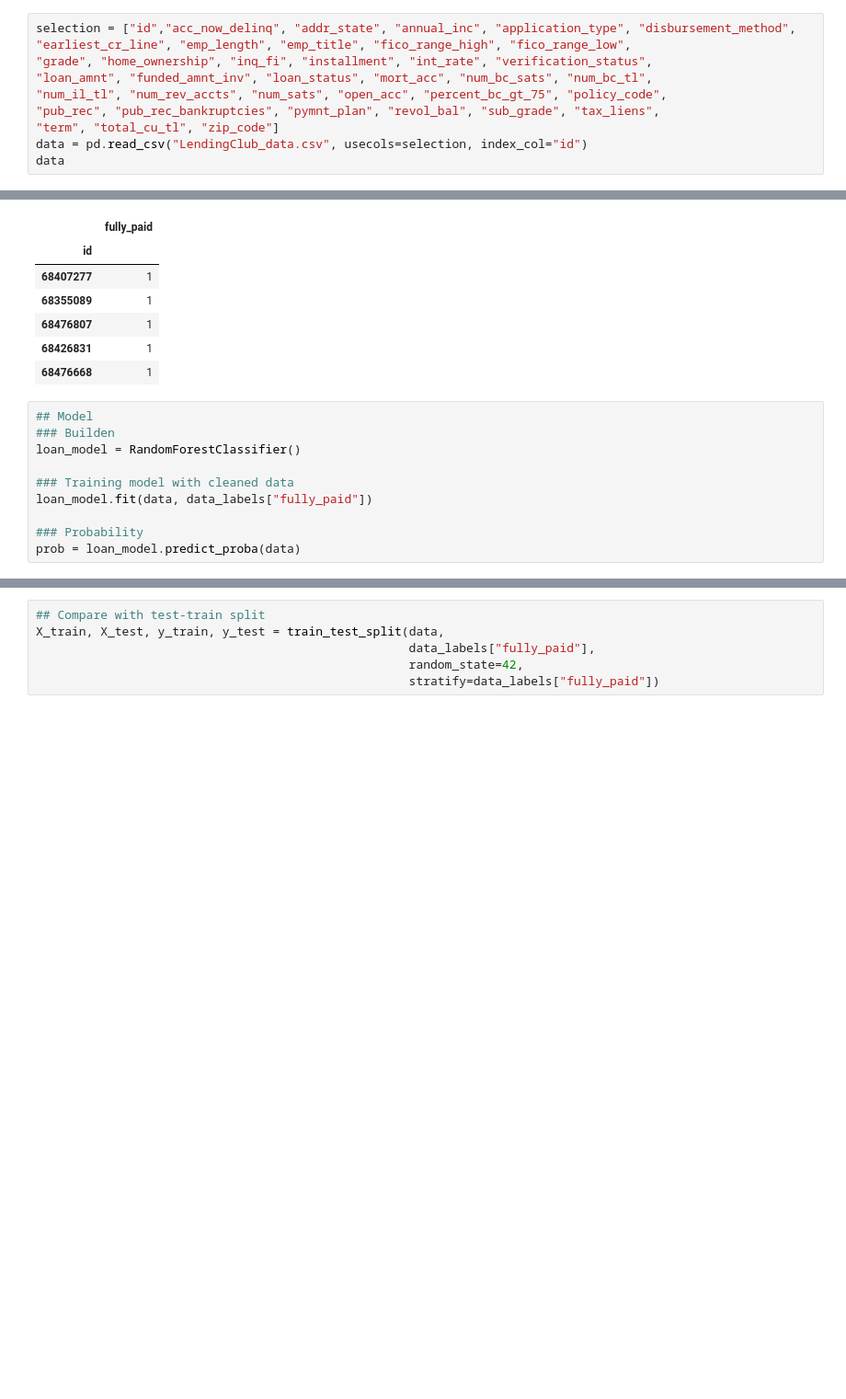
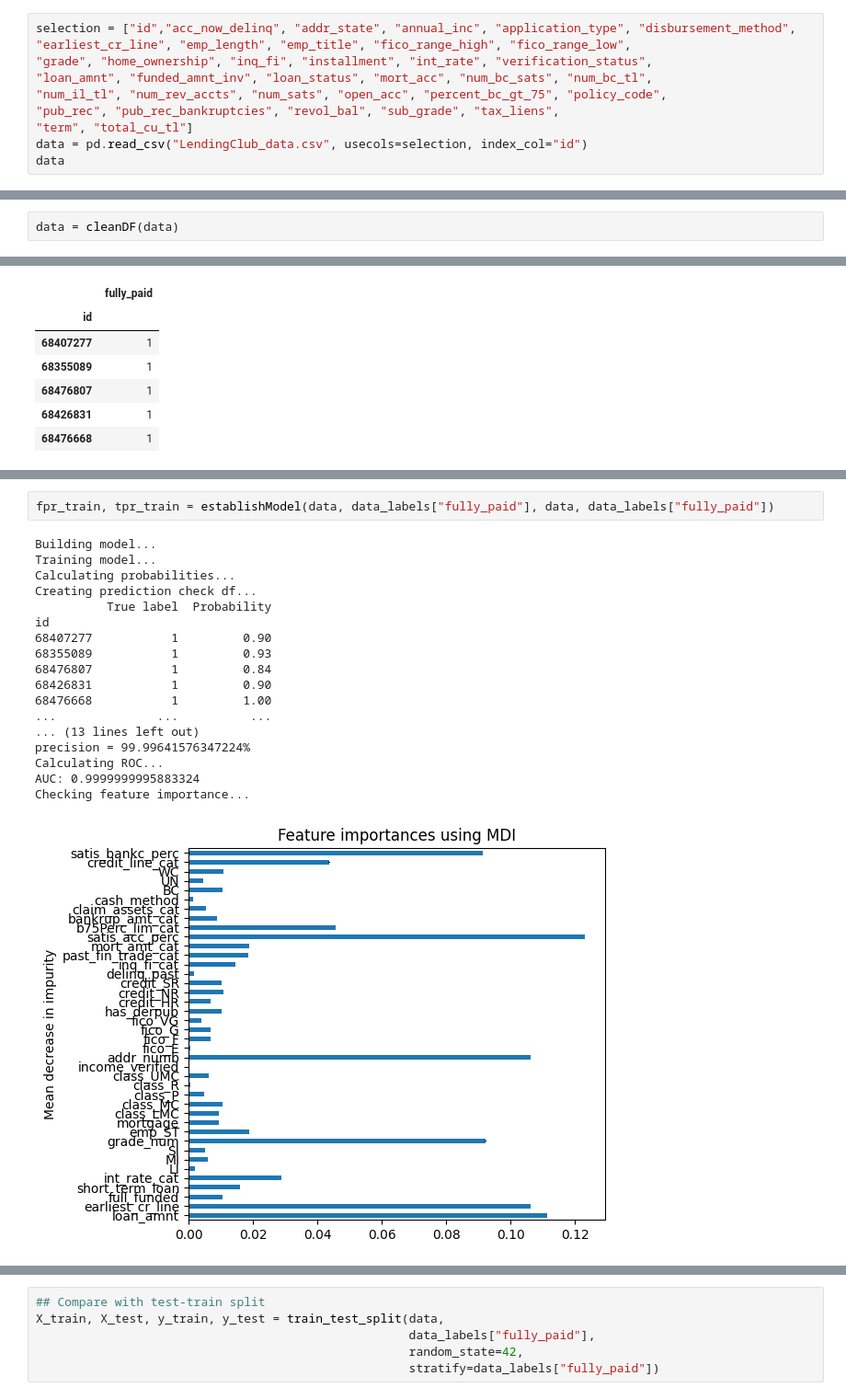
Before and after one commit to vernillen/BIG-PERM-TASK, a Jupyter notebook: assignment loan default.ipynb, the cells around one changed output, grey strips where cells are left out. Shown: that part at 92% size. Saved outputs shown, nothing was run; the diff lists cells and outputs as text; blank space fills up the shorter version.

```diff
--- a/assignment loan default.ipynb
+++ b/assignment loan default.ipynb
@@ -36,8 +36,8 @@ selection = ["id","acc_now_delinq", "addr_state", "annual_inc", "application_typ
 "grade", "home_ownership", "inq_fi", "installment", "int_rate", "verification_status",
 "loan_amnt", "funded_amnt_inv", "loan_status", "mort_acc", "num_bc_sats", "num_bc_tl",
 "num_il_tl", "num_rev_accts", "num_sats", "open_acc", "percent_bc_gt_75", "policy_code",
-"pub_rec", "pub_rec_bankruptcies", "pymnt_plan", "revol_bal", "sub_grade", "tax_liens",
-"term", "total_cu_tl", "zip_code"]
+"pub_rec", "pub_rec_bankruptcies", "revol_bal", "sub_grade", "tax_liens",
+"term", "total_cu_tl"]
 data = pd.read_csv("LendingClub_data.csv", usecols=selection, index_col="id")
 data
 # %% [output]
@@ -1570,0 +1589,2 @@ data.drop(["num_bc_tl"], axis=1, inplace=True) #Only needed for % of satisfactor
+# %%
+data = cleanDF(data)
@@ -1599,13 +1641,3 @@ data_labels.head()
 | 68476807 | 1 |
 | 68426831 | 1 |
 | 68476668 | 1 |
-# %%
-## Model
-### Builden
-loan_model = RandomForestClassifier()
-
-### Training model with cleaned data
-loan_model.fit(data, data_labels["fully_paid"])
-
-### Probability
-prob = loan_model.predict_proba(data)
@@ -1674,2 +1702,23 @@ fpr_training, tpr_training, thresh = metrics.roc_curve(prediction_check['True la
+# %%
+fpr_train, tpr_train = establishModel(data, data_labels["fully_paid"], data, data_labels["fully_paid"])
+# %% [output]
+Building model...
+Training model...
+Calculating probabilities...
+Creating prediction check df...
+          True label  Probability
+id
+68407277           1         0.90
+68355089           1         0.93
+68476807           1         0.84
+68426831           1         0.90
+68476668           1         1.00
+...              ...          ...
+... (13 lines left out)
+precision = 99.99641576347224%
+Calculating ROC...
+AUC: 0.9999999995883324
+Checking feature importance...
+[figure, added]
 # %%
 plt.plot([0,1], [0,1], linestyle='--', label='Random classifier')
```
Also changed, not shown: parts of 28 cells of this notebook.
